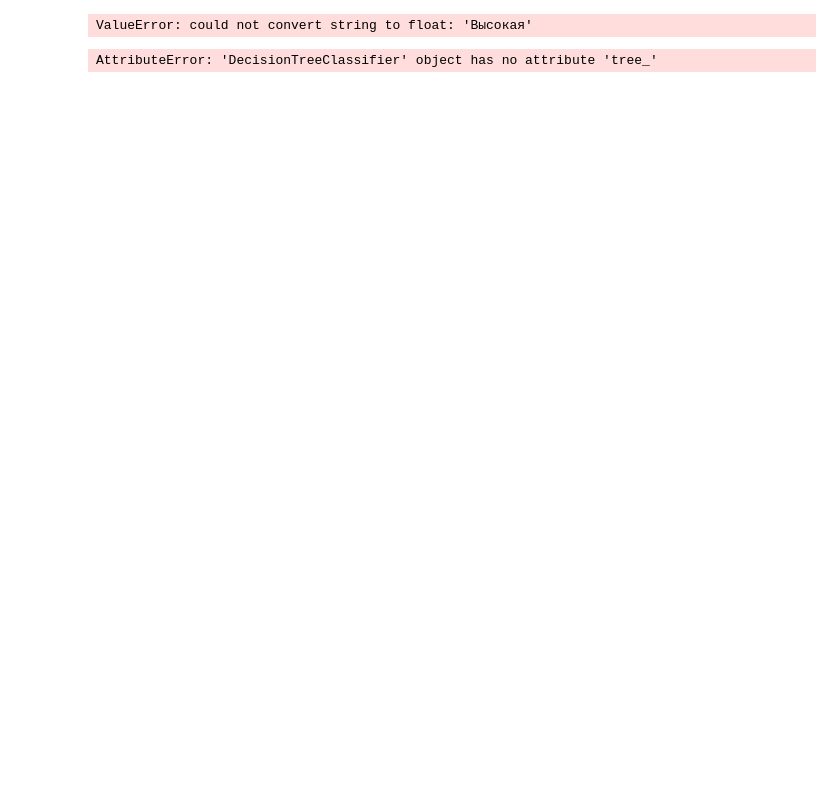
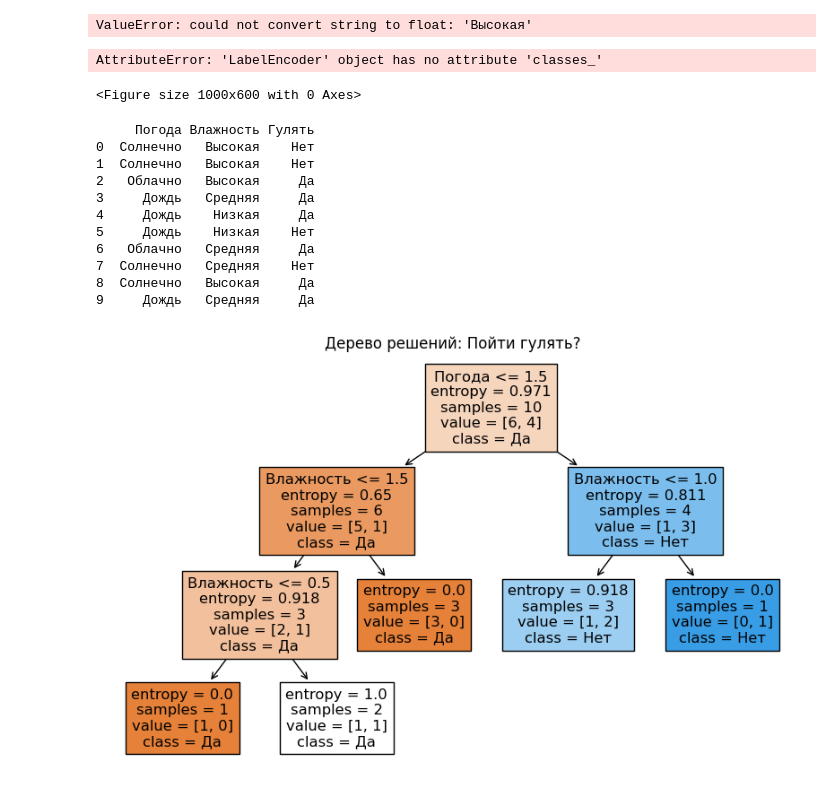
Before and after one commit to ErbolTakhirov/Machine_learning, a Jupyter notebook: decision_tree_01.ipynb, the cells around one changed output. Cells and saved outputs as stored; diff of their text form; code cells hidden in the pictures; blank space fills up the shorter version.

Commit message:
Дерево решений 2.0

```diff
--- a/decision_tree_01.ipynb
+++ b/decision_tree_01.ipynb
@@ -40,10 +44,66 @@ clf.fit(x, y)
 # %% [output]
 ValueError: could not convert string to float: 'Высокая'
 # %%
+from sklearn.tree import plot_tree
+
 plt.figure(figsize=(10, 6))
-plot_tree(clf, feature_names=['', ''], class_names=['', ''], filled=True)
+plot_tree(clf, feature_names=['Погода', 'Влажность'], class_names=le_target.classes_, filled=True)
 plt.title('Дерево решений')
 plt.show()
 # %% [output]
-AttributeError: 'DecisionTreeClassifier' object has no attribute 'tree_'
+AttributeError: 'LabelEncoder' object has no attribute 'classes_'
-[figure, removed]
+<Figure size 1000x600 with 0 Axes>
+# %%
+# Импорт необходимых библиотек
+import pandas as pd
+from sklearn.preprocessing import LabelEncoder
+from sklearn.tree import DecisionTreeClassifier, plot_tree
+import matplotlib.pyplot as plt
+
+# Шаг 1. Данные
+data = {
+    'Погода': ['Солнечно', 'Солнечно', 'Облачно', 'Дождь', 'Дождь', 'Дождь', 'Облачно', 'Солнечно', 'Солнечно', 'Дождь'],
+    'Влажность': ['Высокая', 'Высокая', 'Высокая', 'Средняя', 'Низкая', 'Низкая', 'Средняя', 'Средняя', 'Высокая', 'Средняя'],
+    'Гулять': ['Нет', 'Нет', 'Да', 'Да', 'Да', 'Нет', 'Да', 'Нет', 'Да', 'Да']
+}
+
+df = pd.DataFrame(data)
+print(df)
+
+# Шаг 2. Кодирование категориальных признаков
+le_weather = LabelEncoder()
+le_humidity = LabelEncoder()
+le_target = LabelEncoder()
+
+df['Погода'] = le_weather.fit_transform(df['Погода'])
+df['Влажность'] = le_humidity.fit_transform(df['Влажность'])
+df['Гулять'] = le_target.fit_transform(df['Гулять'])
+
+# Шаг 3. Обучение модели
+x = df[['Погода', 'Влажность']]
+y = df['Гулять']
+
+clf = DecisionTreeClassifier(criterion='entropy', max_depth=3)
+clf.fit(x, y)
+
+# Шаг 4. Визуализация дерева
+plt.figure(figsize=(10, 6))
+plot_tree(clf,
+          feature_names=['Погода', 'Влажность'],
+          class_names=le_target.classes_,
+          filled=True)
+plt.title('Дерево решений: Пойти гулять?')
+plt.show()
+# %% [output]
+     Погода Влажность Гулять
+0  Солнечно   Высокая    Нет
+1  Солнечно   Высокая    Нет
+2   Облачно   Высокая     Да
+3     Дождь   Средняя     Да
+4     Дождь    Низкая     Да
+5     Дождь    Низкая    Нет
+6   Облачно   Средняя     Да
+7  Солнечно   Средняя    Нет
+8  Солнечно   Высокая     Да
+9     Дождь   Средняя     Да
+[figure, added]
```
Also changed, not shown: parts of 1 cell of this notebook.
